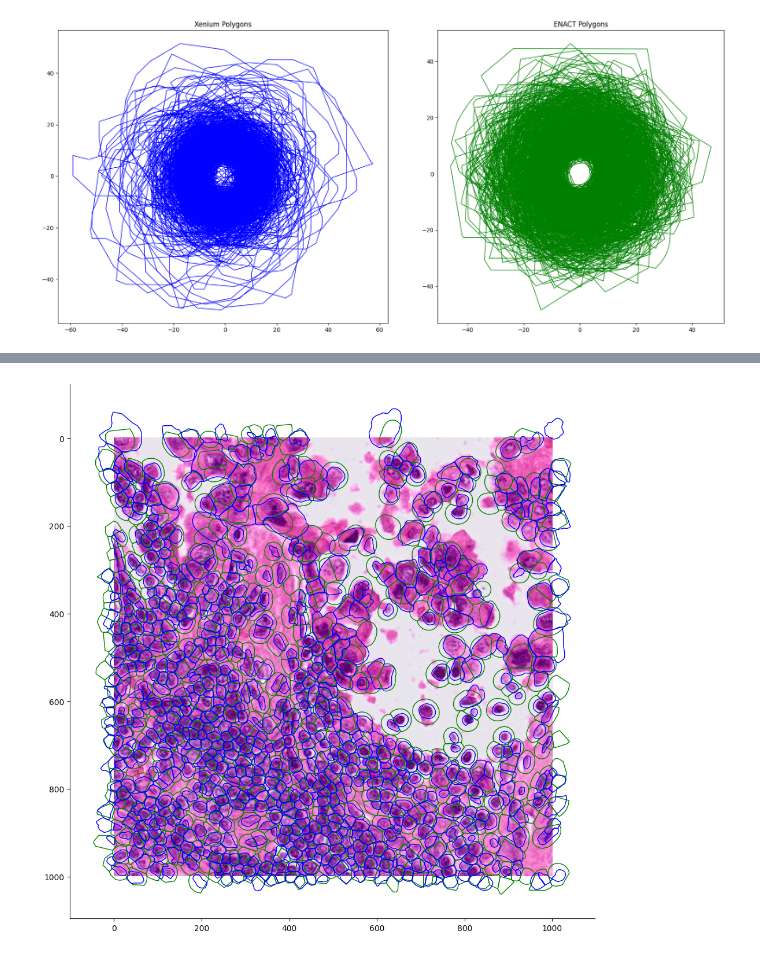
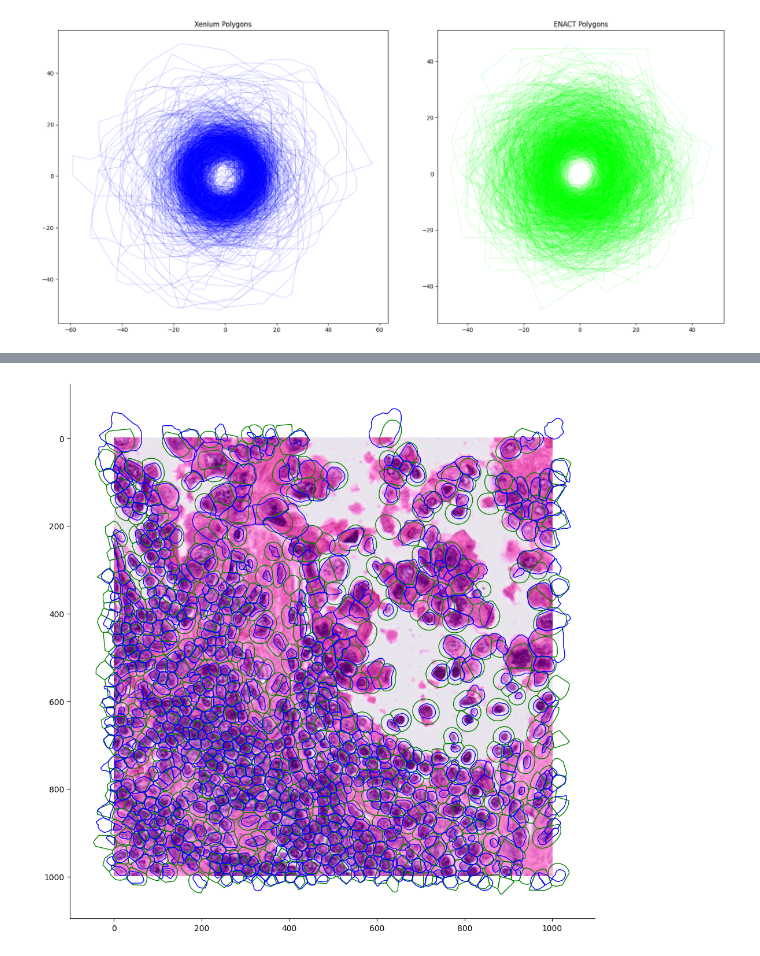
Before and after one commit to RaphaelDeGottardi/MasterThesis, a Jupyter notebook: Xenium Segmentation Transfer/segmentation-comparison.ipynb, the cells around one changed output, grey strips where cells are left out. Cells and saved outputs as stored; diff of their text form; code cells hidden in the pictures.

```diff
--- a/Xenium Segmentation Transfer/segmentation-comparison.ipynb
+++ b/Xenium Segmentation Transfer/segmentation-comparison.ipynb
@@ -88,29 +90,30 @@ enact_crop_polygons_demean = [
 # %%
 fig, axs = plt.subplots(1, 2, figsize=(18, 8))
 
 # Xenium polygons
 plot_polygons(
     xenium_crop_polygons_demean,
     ax=axs[0],
-    facecolor=(0, 0, 0, 0),
-    edgecolor="blue",
+    facecolor=(0, 0, 0, 0),  # transparent face
+    edgecolor=(0, 0, 1, 0.2),  # blue with alpha=0.3 for transparency
     linewidth=1,
+    zorder=2,
 )
 axs[0].set_title("Xenium Polygons")
 axs[0].set_aspect("equal")
 
 # ENACT polygons
 plot_polygons(
     enact_crop_polygons_demean,
     ax=axs[1],
     facecolor=(0, 0, 0, 0),
-    edgecolor="green",
+    edgecolor=(0, 1, 0, 0.2),  # green with alpha=0.2 for transparency
     linewidth=1,
 )
 axs[1].set_title("ENACT Polygons")
 axs[1].set_aspect("equal")
 
 plt.tight_layout()
 plt.show()
 # %% [output]
-[figure, old version]
+[figure, new version]
```
Also changed, not shown: parts of 5 cells of this notebook, 2 other files.
